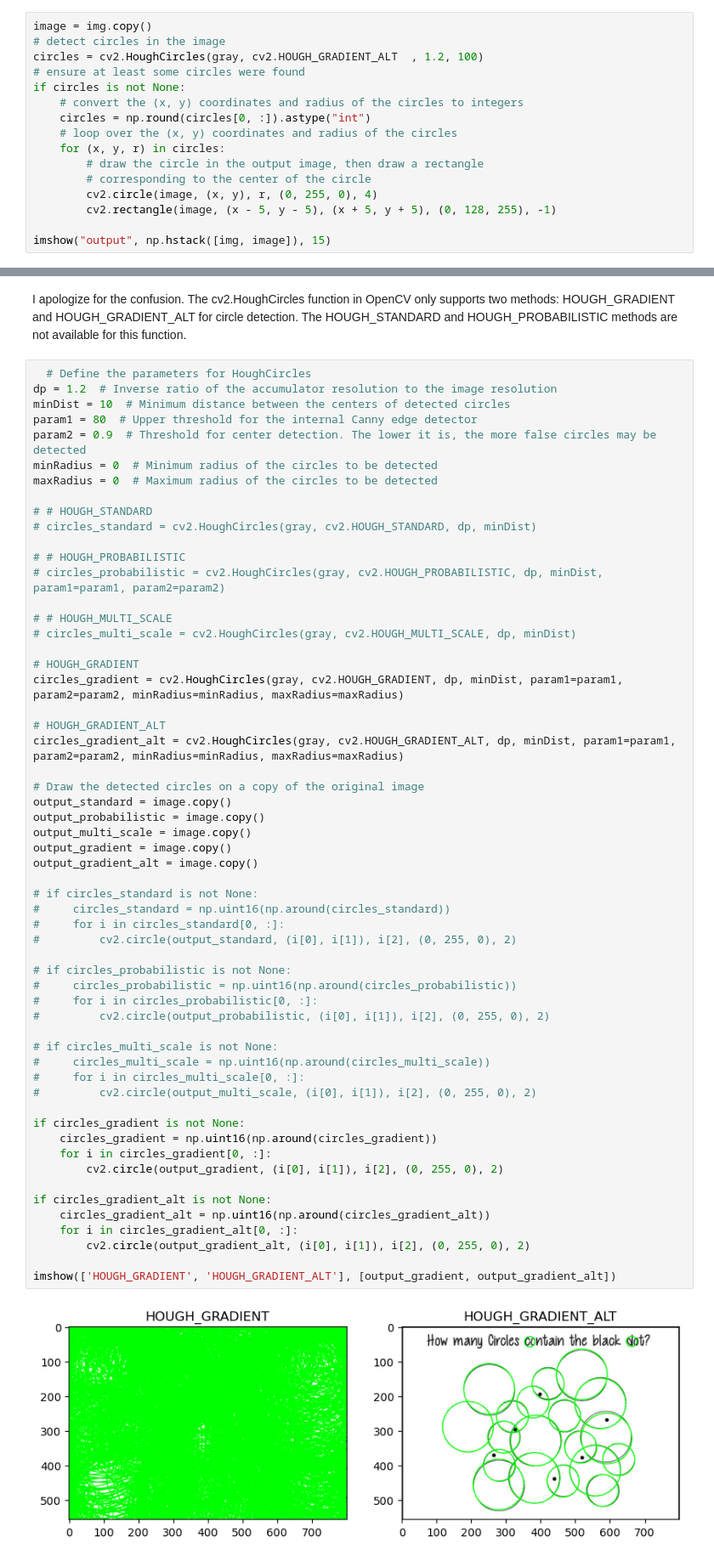
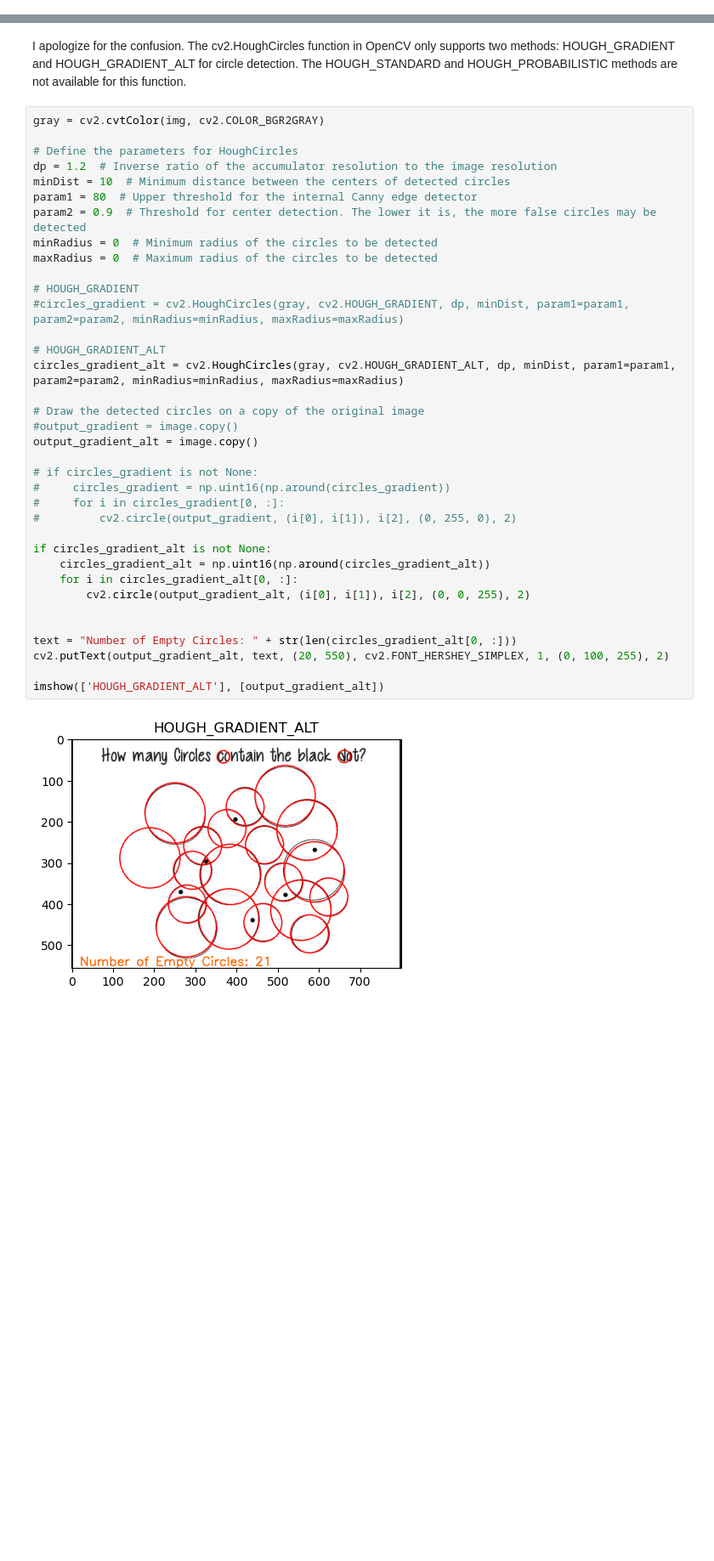
Before and after one commit to Miks007/Public-projects, a Jupyter notebook: Find circles with dots/code.ipynb, the cells around one changed output, grey strips where cells are left out. Shown at 85% size. Saved outputs shown, nothing was run; the diff lists cells and outputs as text; blank space fills up the shorter version.

Commit message:
Solved 'Find circles with dots'

```diff
--- a/Find circles with dots/code.ipynb
+++ b/Find circles with dots/code.ipynb
@@ -175,16 +84,0 @@ imshow('result_image', result_image)
-# %%
-image = img.copy()
-# detect circles in the image
-circles = cv2.HoughCircles(gray, cv2.HOUGH_GRADIENT_ALT  , 1.2, 100)
-# ensure at least some circles were found
-if circles is not None:
-	# convert the (x, y) coordinates and radius of the circles to integers
-	circles = np.round(circles[0, :]).astype("int")
-	# loop over the (x, y) coordinates and radius of the circles
-	for (x, y, r) in circles:
-		# draw the circle in the output image, then draw a rectangle
-		# corresponding to the center of the circle
-		cv2.circle(image, (x, y), r, (0, 255, 0), 4)
-		cv2.rectangle(image, (x - 5, y - 5), (x + 5, y + 5), (0, 128, 255), -1)
-
-imshow("output", np.hstack([img, image]), 15)
@@ -198,61 +87,40 @@ gray_save = gray.copy()
 # %% [markdown]
 I apologize for the confusion. The cv2.HoughCircles function in OpenCV only supports two methods: HOUGH_GRADIENT and HOUGH_GRADIENT_ALT for circle detection. The HOUGH_STANDARD and HOUGH_PROBABILISTIC methods are not available for this function.
 # %%
-  # Define the parameters for HoughCircles
+gray = cv2.cvtColor(img, cv2.COLOR_BGR2GRAY)
+
+# Define the parameters for HoughCircles
 dp = 1.2  # Inverse ratio of the accumulator resolution to the image resolution
 minDist = 10  # Minimum distance between the centers of detected circles
 param1 = 80  # Upper threshold for the internal Canny edge detector
 param2 = 0.9  # Threshold for center detection. The lower it is, the more false circles may be detected
 minRadius = 0  # Minimum radius of the circles to be detected
 maxRadius = 0  # Maximum radius of the circles to be detected
 
-# # HOUGH_STANDARD
-# circles_standard = cv2.HoughCircles(gray, cv2.HOUGH_STANDARD, dp, minDist)
-
-# # HOUGH_PROBABILISTIC
-# circles_probabilistic = cv2.HoughCircles(gray, cv2.HOUGH_PROBABILISTIC, dp, minDist, param1=param1, param2=param2)
-
-# # HOUGH_MULTI_SCALE
-# circles_multi_scale = cv2.HoughCircles(gray, cv2.HOUGH_MULTI_SCALE, dp, minDist)
-
 # HOUGH_GRADIENT
-circles_gradient = cv2.HoughCircles(gray, cv2.HOUGH_GRADIENT, dp, minDist, param1=param1, param2=param2, minRadius=minRadius, maxRadius=maxRadius)
+#circles_gradient = cv2.HoughCircles(gray, cv2.HOUGH_GRADIENT, dp, minDist, param1=param1, param2=param2, minRadius=minRadius, maxRadius=maxRadius)
 
 # HOUGH_GRADIENT_ALT
 circles_gradient_alt = cv2.HoughCircles(gray, cv2.HOUGH_GRADIENT_ALT, dp, minDist, param1=param1, param2=param2, minRadius=minRadius, maxRadius=maxRadius)
 
 # Draw the detected circles on a copy of the original image
-output_standard = image.copy()
-output_probabilistic = image.copy()
-output_multi_scale = image.copy()
-output_gradient = image.copy()
+#output_gradient = image.copy()
 output_gradient_alt = image.copy()
 
-# if circles_standard is not None:
-#     circles_standard = np.uint16(np.around(circles_standard))
-#     for i in circles_standard[0, :]:
-#         cv2.circle(output_standard, (i[0], i[1]), i[2], (0, 255, 0), 2)
-
-# if circles_probabilistic is not None:
-#     circles_probabilistic = np.uint16(np.around(circles_probabilistic))
-#     for i in circles_probabilistic[0, :]:
-#         cv2.circle(output_probabilistic, (i[0], i[1]), i[2], (0, 255, 0), 2)
-
-# if circles_multi_scale is not None:
-#     circles_multi_scale = np.uint16(np.around(circles_multi_scale))
-#     for i in circles_multi_scale[0, :]:
-#         cv2.circle(output_multi_scale, (i[0], i[1]), i[2], (0, 255, 0), 2)
-
-if circles_gradient is not None:
-    circles_gradient = np.uint16(np.around(circles_gradient))
-    for i in circles_gradient[0, :]:
-        cv2.circle(output_gradient, (i[0], i[1]), i[2], (0, 255, 0), 2)
+# if circles_gradient is not None:
+#     circles_gradient = np.uint16(np.around(circles_gradient))
+#     for i in circles_gradient[0, :]:
+#         cv2.circle(output_gradient, (i[0], i[1]), i[2], (0, 255, 0), 2)
 
 if circles_gradient_alt is not None:
     circles_gradient_alt = np.uint16(np.around(circles_gradient_alt))
     for i in circles_gradient_alt[0, :]:
-        cv2.circle(output_gradient_alt, (i[0], i[1]), i[2], (0, 255, 0), 2)
+        cv2.circle(output_gradient_alt, (i[0], i[1]), i[2], (0, 0, 255), 2)
 
-imshow(['HOUGH_GRADIENT', 'HOUGH_GRADIENT_ALT'], [output_gradient, output_gradient_alt])
+
+text = "Number of Empty Circles: " + str(len(circles_gradient_alt[0, :]))
+cv2.putText(output_gradient_alt, text, (20, 550), cv2.FONT_HERSHEY_SIMPLEX, 1, (0, 100, 255), 2)
+
+imshow(['HOUGH_GRADIENT_ALT'], [output_gradient_alt])
 # %% [output]
-[figure, old version]
+[figure, new version]
```
Also changed, not shown: parts of 29 cells of this notebook.
